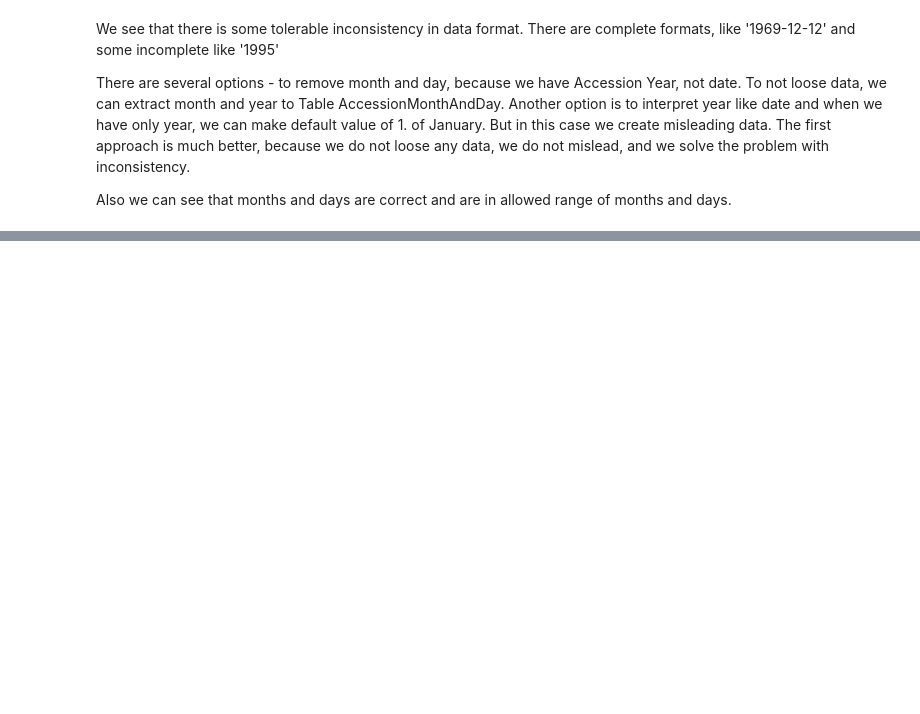
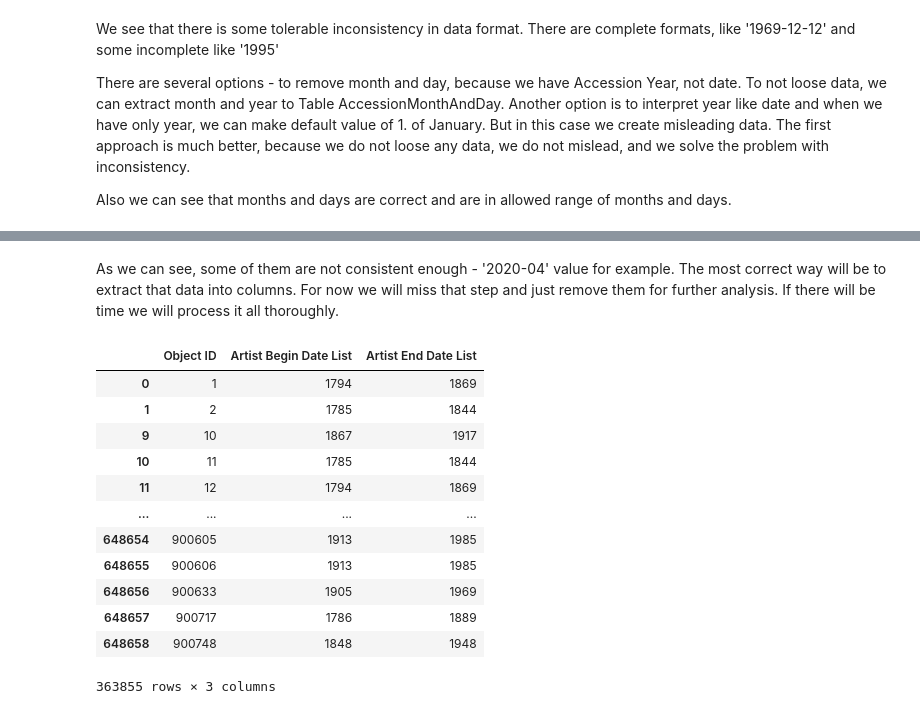
Before and after one commit to nickobard/Data-Preprocessing-Course, a Jupyter notebook: 01/01_homework.ipynb, the cells around one changed output, grey strips where cells are left out. Saved outputs shown, nothing was run; the diff lists cells and outputs as text; code cells hidden in the pictures; blank space fills up the shorter version.

```diff
--- a/01/01_homework.ipynb
+++ b/01/01_homework.ipynb
@@ -477,0 +766,23 @@ del df_accession_year
+# %% [markdown]
+As we can see, some of them are not consistent enough - '2020-04' value for example.
+The most correct way will be to extract that data into columns. For now we will miss that step and just remove them for further analysis. If there will be time we will process it all thoroughly.
+# %%
+df_abd_aed_filtered = df_abd_aed_exploded.dropna()
+df_abd_aed_filtered = df_abd_aed_filtered[(df_abd_aed_filtered['Artist Begin Date List'].str.len() <= 5) & (
+            df_abd_aed_filtered['Artist End Date List'].str.len() <= 5)]
+df_abd_aed_filtered['Artist Begin Date List'] = df_abd_aed_filtered['Artist Begin Date List'].astype('int')
+df_abd_aed_filtered['Artist End Date List'] = df_abd_aed_filtered['Artist End Date List'].astype('int')
+# %% [output]
+|  | Object ID | Artist Begin Date List | Artist End Date List |
+| 0 | 1 | 1794 | 1869 |
+| 1 | 2 | 1785 | 1844 |
+| 9 | 10 | 1867 | 1917 |
+| 10 | 11 | 1785 | 1844 |
+| 11 | 12 | 1794 | 1869 |
+| ... | ... | ... | ... |
+| 648654 | 900605 | 1913 | 1985 |
+| 648655 | 900606 | 1913 | 1985 |
+| 648656 | 900633 | 1905 | 1969 |
+| 648657 | 900717 | 1786 | 1889 |
+| 648658 | 900748 | 1848 | 1948 |
+363855 rows × 3 columns
```
Also changed, not shown: parts of 48 cells of this notebook.
